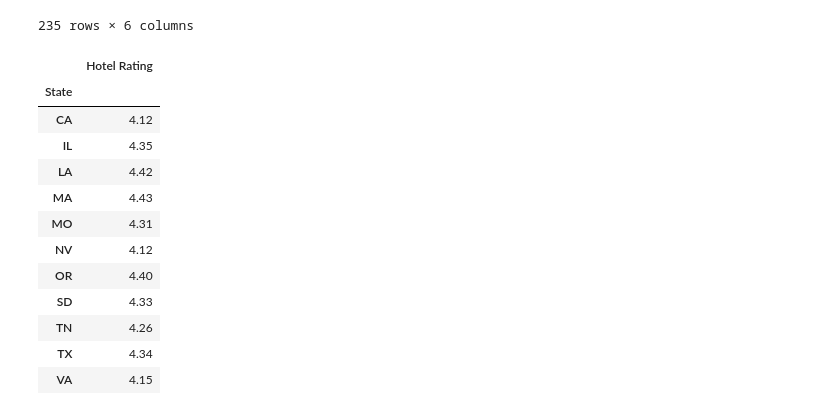
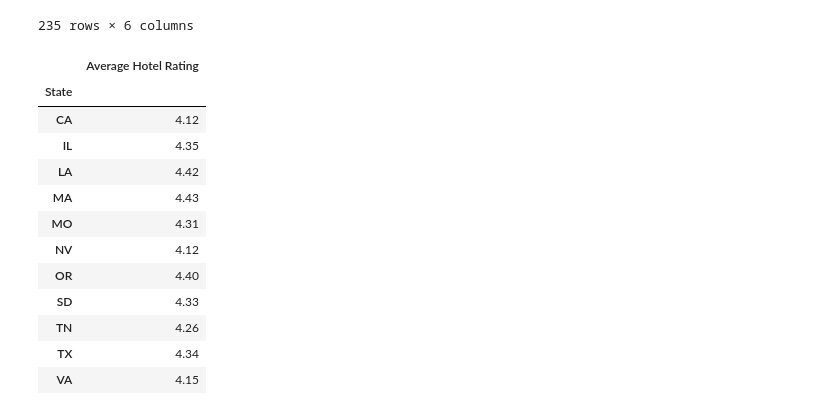
Before and after one commit to meghanvl/project_won, a Jupyter notebook: Hotel_Ratings.ipynb, the cells around one changed output. Saved outputs shown, nothing was run; the diff lists cells and outputs as text; code cells hidden in the pictures.

```diff
--- a/Hotel_Ratings.ipynb
+++ b/Hotel_Ratings.ipynb
@@ -801,13 +801,13 @@ total_rating.to_csv("CSV_FILES/total_hotel_rating.csv", encoding="utf-8", index=
 # %%
 state_group = total_rating.groupby("State")
 
 hotel_ratings = round(state_group["Hotel Rating"].mean(),2)
 
-avg_ratings = pd.DataFrame({"Hotel Rating": hotel_ratings})
+avg_ratings = pd.DataFrame({"Average Hotel Rating": hotel_ratings})
 
 avg_ratings
 # %% [output]
-|  | Hotel Rating |
+|  | Average Hotel Rating |
 | State |  |
 | CA | 4.12 |
 | IL | 4.35 |
```
Also changed, not shown: 10 other files.
